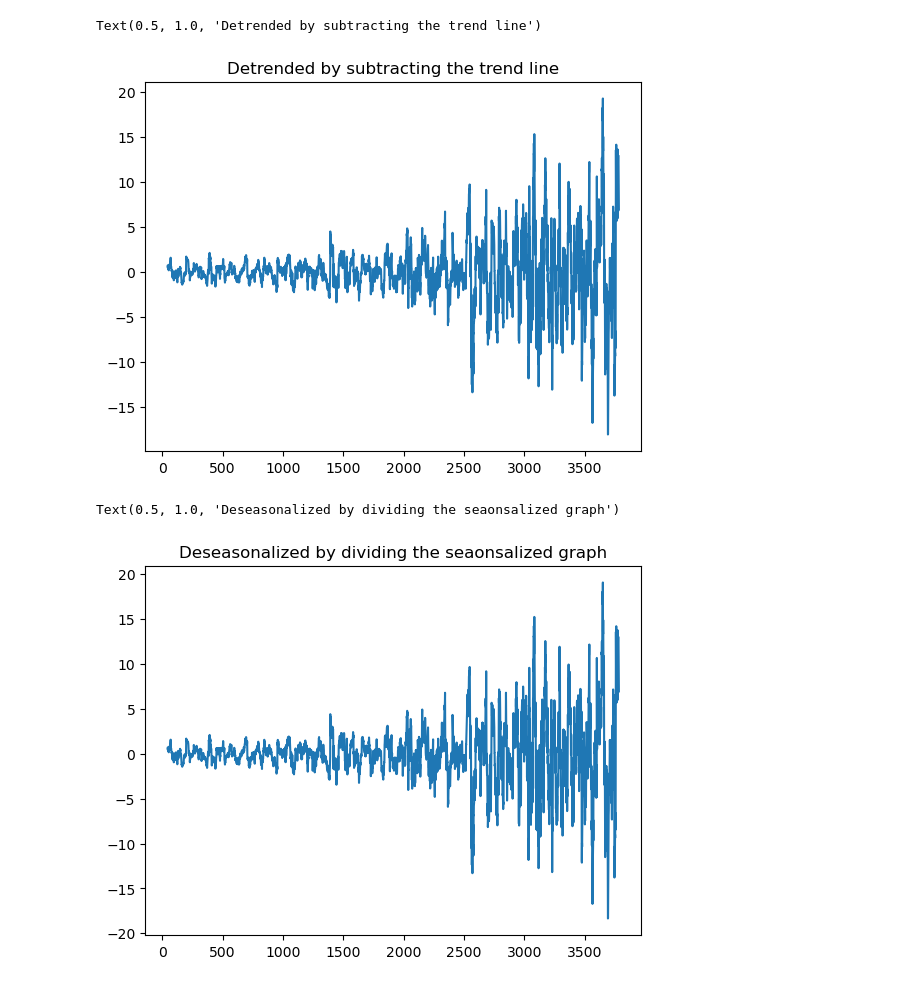
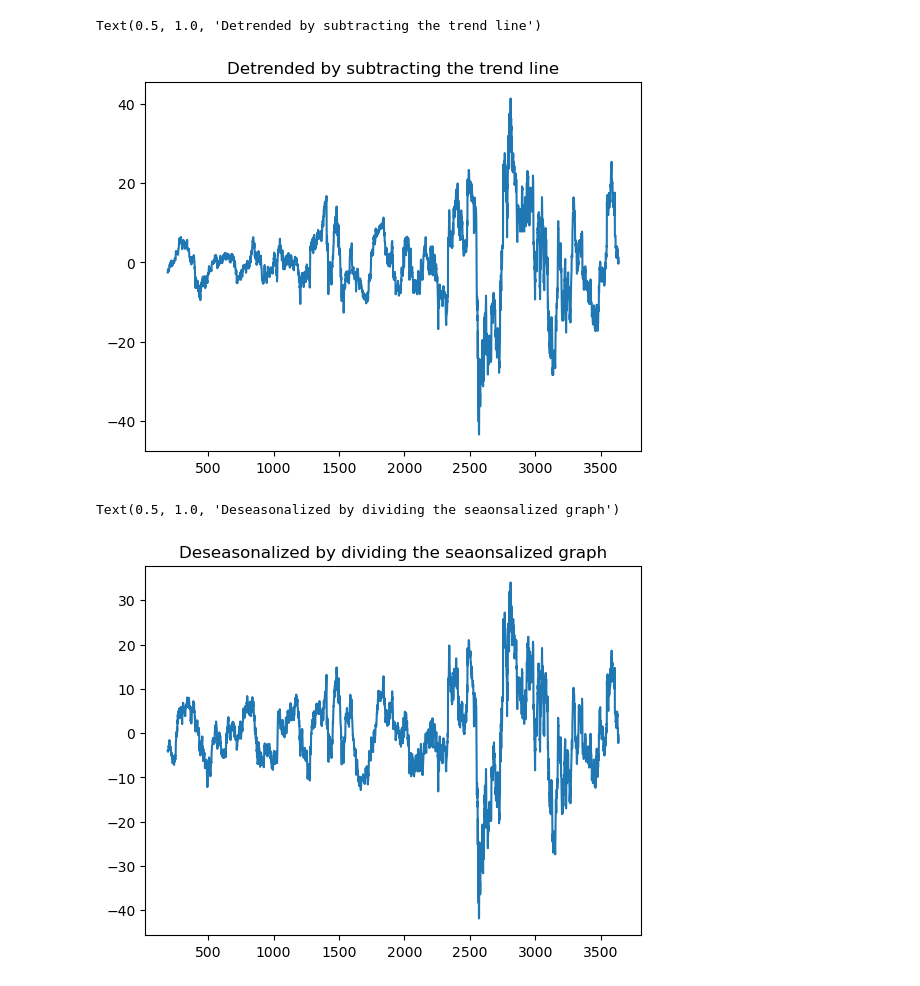
Before and after one commit to Dylan-Lai/Time_Series_Webscraping, a Jupyter notebook: Lai_Time_Series_Model.ipynb, the cells around one changed output. Cells and saved outputs as stored; diff of their text form; code cells hidden in the pictures.

```diff
--- a/Lai_Time_Series_Model.ipynb
+++ b/Lai_Time_Series_Model.ipynb
@@ -204,7 +238,7 @@ validation
 from statsmodels.tsa.seasonal import seasonal_decompose
 #Value = Base Level x Trend x Seasonality x Error
 analysis = goog_hist[['Close']]
-decompose_result_mult = seasonal_decompose(analysis, model="multiplicitive",period = 90)
+decompose_result_mult = seasonal_decompose(analysis, model="additive",period = math.ceil(len(analysis)/10))
 
 trend = decompose_result_mult.trend
 seasonal = decompose_result_mult.seasonal
@@ -217,17 +251,19 @@ decompose_result_mult.plot()
 # %%
-trend.values.shape = (trend.values.shape[0],1)
-detrended = analysis.values-trend.values
+Trend = trend.copy()
+Trend.values.shape = (trend.values.shape[0],1)
+detrended = analysis.values-Trend.values
 plt.plot(detrended)
 plt.title('Detrended by subtracting the trend line')
 # %% [output]
 Text(0.5, 1.0, 'Detrended by subtracting the trend line')
-[figure, old version]
+[figure, new version]
 # %%
-seasonal.values.shape = (seasonal.values.shape[0],1)
-deseasonalized = detrended/seasonal.values
+Seasonal = seasonal.copy()
+Seasonal.values.shape = (seasonal.values.shape[0],1)
+deseasonalized = detrended-Seasonal.values
 plt.plot(deseasonalized)
 
 plt.title('Deseasonalized by dividing the seaonsalized graph')
 # %% [output]
 Text(0.5, 1.0, 'Deseasonalized by dividing the seaonsalized graph')
-[figure, old version]
+[figure, new version]
```
Also changed, not shown: parts of 22 cells of this notebook, 3 other files.
